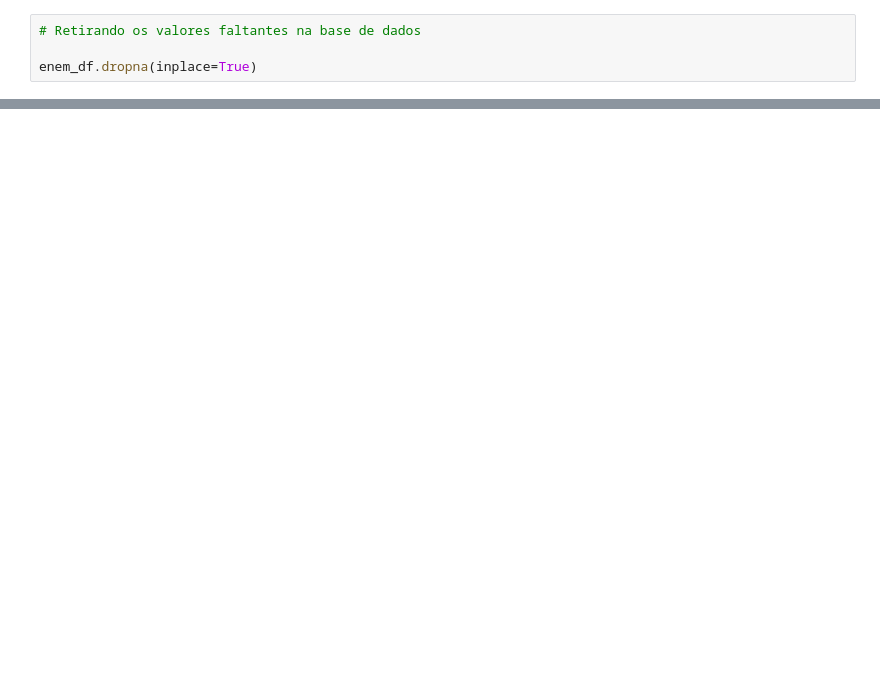
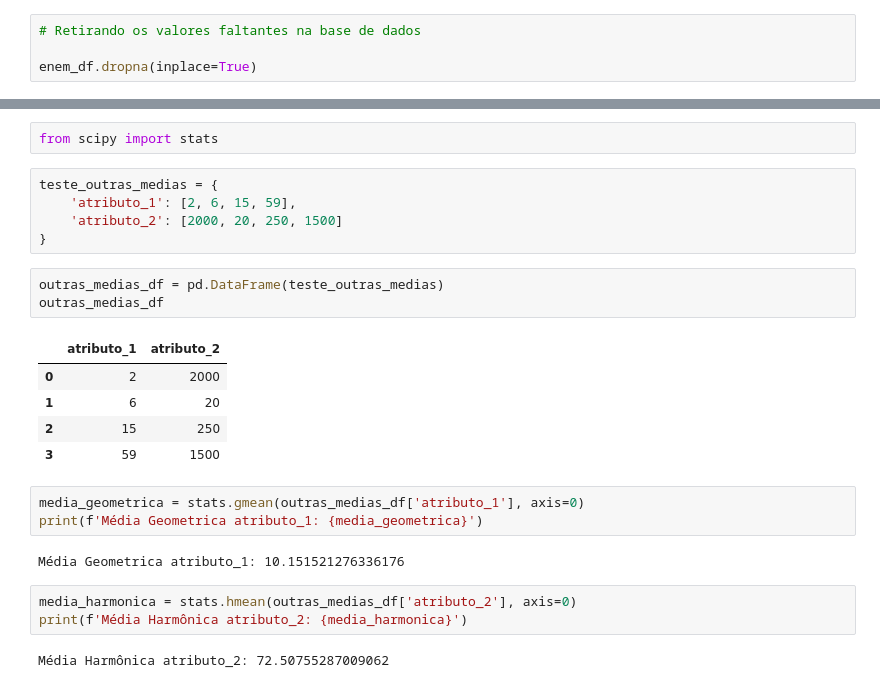
Before and after one commit to romulovieira777/Analise_Exploratoria_de_Dados_com_Python, a Jupyter notebook: Modulo_03_Medidas_Estatisticas/03_Analise_Exploratoria_de_Dados.ipynb, the cells around one changed output, grey strips where cells are left out. Cells and saved outputs as stored; diff of their text form; blank space fills up the shorter version.

```diff
--- a/Modulo_03_Medidas_Estatisticas/03_Analise_Exploratoria_de_Dados.ipynb
+++ b/Modulo_03_Medidas_Estatisticas/03_Analise_Exploratoria_de_Dados.ipynb
@@ -1660,0 +1766,26 @@ A mediana é o valor médio ou a média aritmética de dois valores centrais de
+# %%
+from scipy import stats
+# %%
+teste_outras_medias = {
+    'atributo_1': [2, 6, 15, 59],
+    'atributo_2': [2000, 20, 250, 1500]
+}
+# %%
+outras_medias_df = pd.DataFrame(teste_outras_medias)
+outras_medias_df
+# %% [output]
+|  | atributo_1 | atributo_2 |
+| 0 | 2 | 2000 |
+| 1 | 6 | 20 |
+| 2 | 15 | 250 |
+| 3 | 59 | 1500 |
+# %%
+media_geometrica = stats.gmean(outras_medias_df['atributo_1'], axis=0)
+print(f'Média Geometrica atributo_1: {media_geometrica}')
+# %% [output]
+Média Geometrica atributo_1: 10.151521276336176
+# %%
+media_harmonica = stats.hmean(outras_medias_df['atributo_2'], axis=0)
+print(f'Média Harmônica atributo_2: {media_harmonica}')
+# %% [output]
+Média Harmônica atributo_2: 72.50755287009062
```
Also changed, not shown: parts of 71 cells of this notebook.
